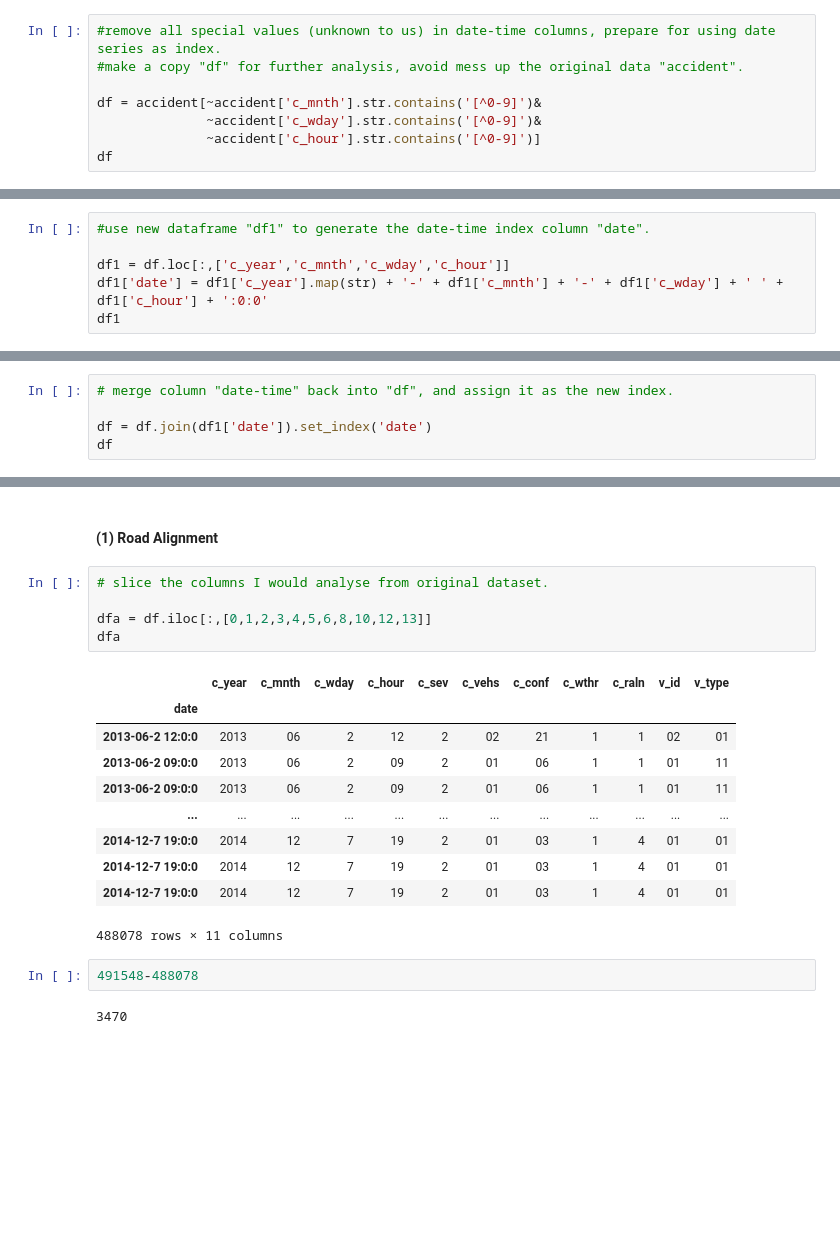
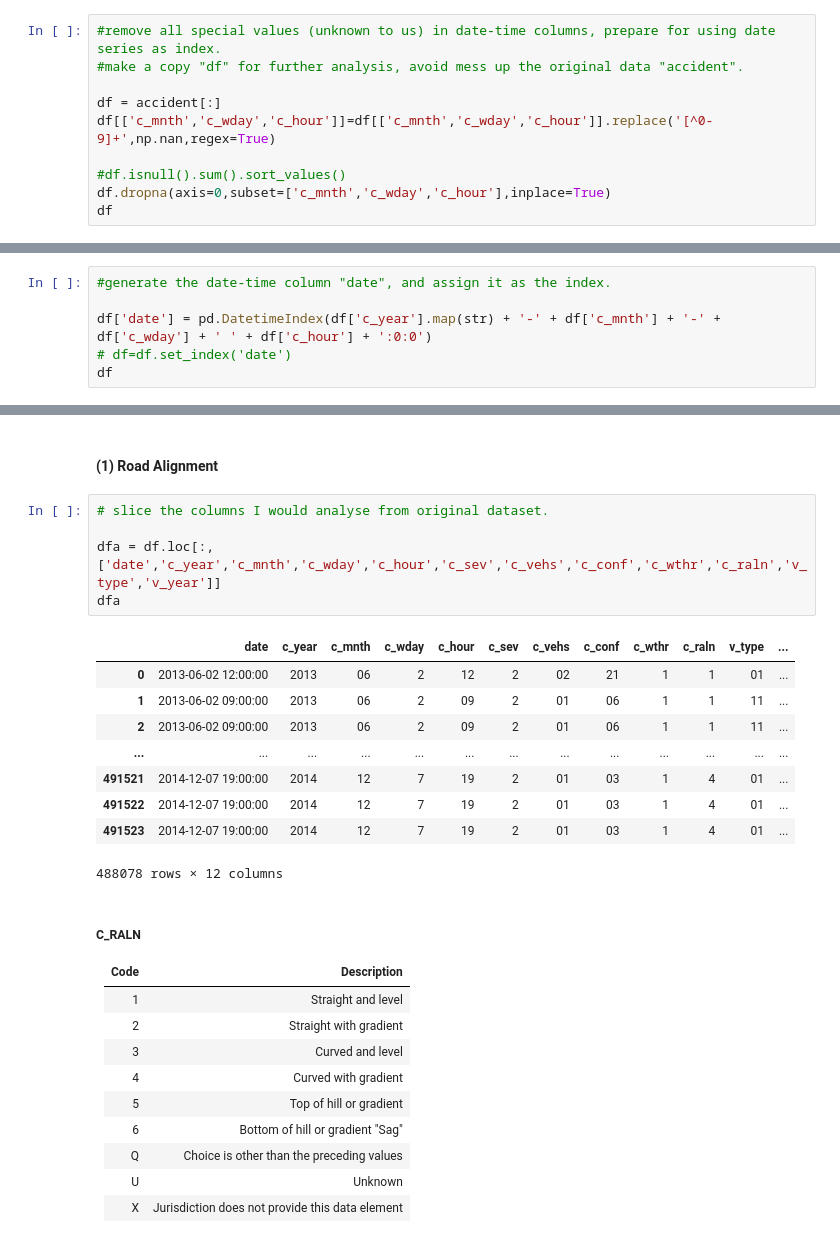
Before and after one commit to rynho/3250-G3, a Jupyter notebook: jupyterNB/G3_Project.ipynb, the cells around one changed output, grey strips where cells are left out. Saved outputs shown, nothing was run; the diff lists cells and outputs as text; blank space fills up the shorter version.

```diff
--- a/jupyterNB/G3_Project.ipynb
+++ b/jupyterNB/G3_Project.ipynb
@@ -66,9 +68,11 @@ accident[accident['c_mnth'].str.contains('[^0-9]')|
 #remove all special values (unknown to us) in date-time columns, prepare for using date series as index.
 #make a copy "df" for further analysis, avoid mess up the original data "accident".
 
-df = accident[~accident['c_mnth'].str.contains('[^0-9]')&
-              ~accident['c_wday'].str.contains('[^0-9]')&
-              ~accident['c_hour'].str.contains('[^0-9]')]
+df = accident[:]
+df[['c_mnth','c_wday','c_hour']]=df[['c_mnth','c_wday','c_hour']].replace('[^0-9]+',np.nan,regex=True)
+
+#df.isnull().sum().sort_values()
+df.dropna(axis=0,subset=['c_mnth','c_wday','c_hour'],inplace=True)
 df
 # %% [output]
 |  | c_year | c_mnth | c_wday | c_hour | c_sev | c_vehs | c_conf | c_rcfg | c_wthr | c_rsur | ... | ... |
@@ -81,9 +85,9 @@ df
 | 491523 | 2014 | 12 | 7 | 19 | 2 | 01 | 03 | 01 | 1 | 3 | ... | ... |
 488078 rows × 22 columns
 # %%
-#use new dataframe "df1" to generate the date-time index column "date".
+#generate the date-time column "date", and assign it as the index.
 
-df1 = df.loc[:,['c_year','c_mnth','c_wday','c_hour']]
-df1['date'] = df1['c_year'].map(str) + '-' + df1['c_mnth'] + '-' + df1['c_wday'] + ' ' + df1['c_hour'] + ':0:0'
-df1
+df['date'] = pd.DatetimeIndex(df['c_year'].map(str) + '-' + df['c_mnth'] + '-' + df['c_wday'] + ' ' + df['c_hour'] + ':0:0')
+# df=df.set_index('date')
+df
 # %% [output]
@@ -99,5 +102,0 @@ df1
-# %%
-# merge column "date-time" back into "df", and assign it as the new index.
-
-df = df.join(df1['date']).set_index('date')
-df
@@ -181,20 +169,30 @@ P.S.: We don't need to analyse all categories.
 # %%
 # slice the columns I would analyse from original dataset.
 
-dfa = df.iloc[:,[0,1,2,3,4,5,6,8,10,12,13]]
+dfa = df.loc[:,['date','c_year','c_mnth','c_wday','c_hour','c_sev','c_vehs','c_conf','c_wthr','c_raln','v_type','v_year']]
 dfa
 # %% [output]
-|  | c_year | c_mnth | c_wday | c_hour | c_sev | c_vehs | c_conf | c_wthr | c_raln | v_id | v_type |
-| date |  |  |  |  |  |  |  |  |  |  |  |
-| 2013-06-2 12:0:0 | 2013 | 06 | 2 | 12 | 2 | 02 | 21 | 1 | 1 | 02 | 01 |
-| 2013-06-2 09:0:0 | 2013 | 06 | 2 | 09 | 2 | 01 | 06 | 1 | 1 | 01 | 11 |
-| 2013-06-2 09:0:0 | 2013 | 06 | 2 | 09 | 2 | 01 | 06 | 1 | 1 | 01 | 11 |
-| ... | ... | ... | ... | ... | ... | ... | ... | ... | ... | ... | ... |
-| 2014-12-7 19:0:0 | 2014 | 12 | 7 | 19 | 2 | 01 | 03 | 1 | 4 | 01 | 01 |
-| 2014-12-7 19:0:0 | 2014 | 12 | 7 | 19 | 2 | 01 | 03 | 1 | 4 | 01 | 01 |
-| 2014-12-7 19:0:0 | 2014 | 12 | 7 | 19 | 2 | 01 | 03 | 1 | 4 | 01 | 01 |
+|  | date | c_year | c_mnth | c_wday | c_hour | c_sev | c_vehs | c_conf | c_wthr | c_raln | v_type | ... |
+| 0 | 2013-06-02 12:00:00 | 2013 | 06 | 2 | 12 | 2 | 02 | 21 | 1 | 1 | 01 | ... |
+| 1 | 2013-06-02 09:00:00 | 2013 | 06 | 2 | 09 | 2 | 01 | 06 | 1 | 1 | 11 | ... |
+| 2 | 2013-06-02 09:00:00 | 2013 | 06 | 2 | 09 | 2 | 01 | 06 | 1 | 1 | 11 | ... |
+| ... | ... | ... | ... | ... | ... | ... | ... | ... | ... | ... | ... | ... |
+| 491521 | 2014-12-07 19:00:00 | 2014 | 12 | 7 | 19 | 2 | 01 | 03 | 1 | 4 | 01 | ... |
+| 491522 | 2014-12-07 19:00:00 | 2014 | 12 | 7 | 19 | 2 | 01 | 03 | 1 | 4 | 01 | ... |
+| 491523 | 2014-12-07 19:00:00 | 2014 | 12 | 7 | 19 | 2 | 01 | 03 | 1 | 4 | 01 | ... |
-488078 rows × 11 columns
+488078 rows × 12 columns
-# %%
-491548-488078
-# %% [output]
-3470
+# %% [markdown]
+##### C_RALN
+<div markdown style="float:left">
+
+|Code| Description|
+|--|:--|
+|1| Straight and level|
+|2 |Straight with gradient|
+|3 |Curved and level|
+|4 |Curved with gradient|
+|5 |Top of hill or gradient|
+|6 |Bottom of hill or gradient "Sag"|
+|Q |Choice is other than the preceding values|
+|U| Unknown|
+|X |Jurisdiction does not provide this data element|
```
Also changed, not shown: parts of 9 cells of this notebook.
